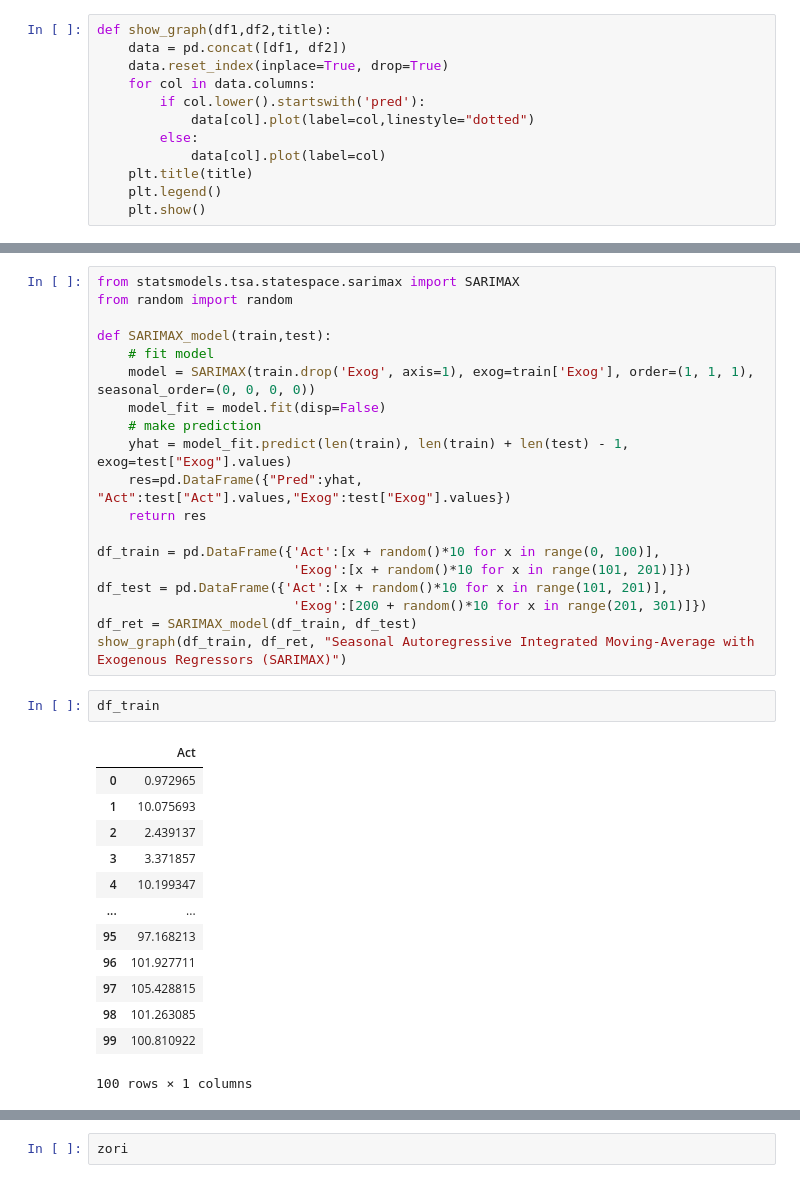
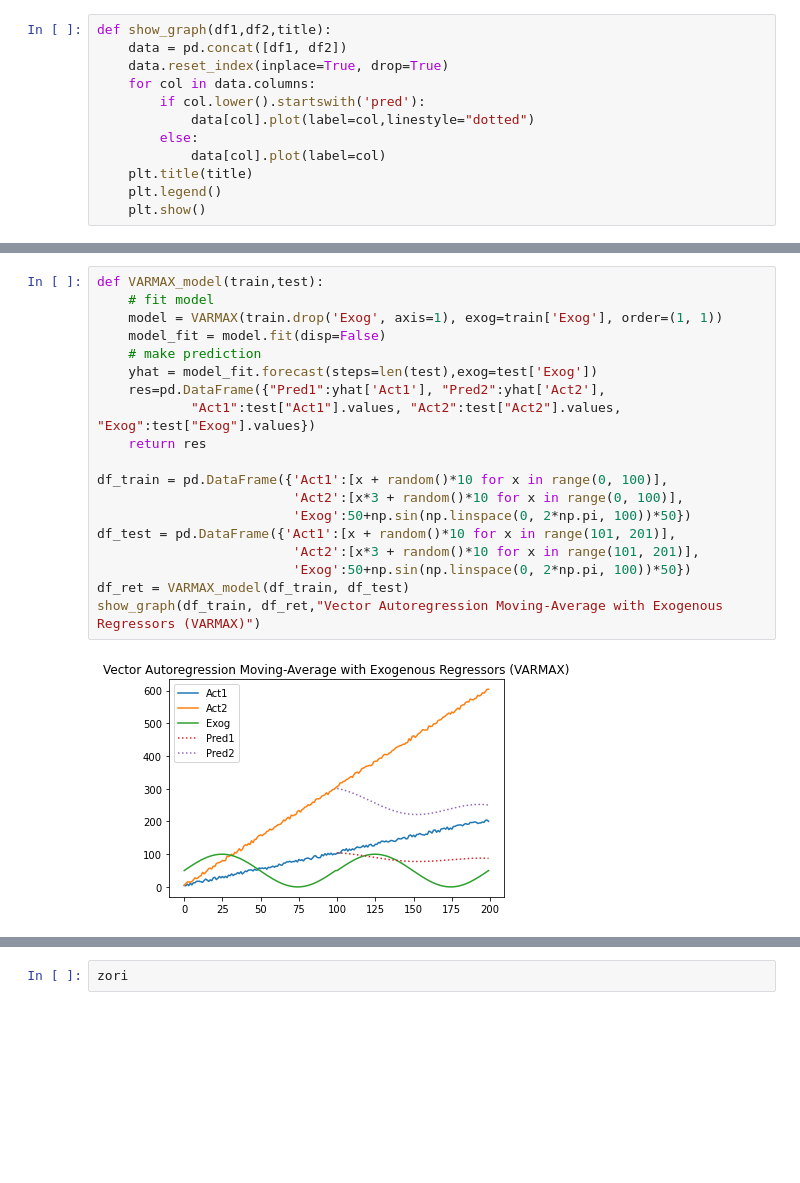
Before and after one commit to axpinkerton/capstone, a Jupyter notebook: alex_eda.ipynb, the cells around one changed output, grey strips where cells are left out. Saved outputs shown, nothing was run; the diff lists cells and outputs as text; blank space fills up the shorter version.

```diff
--- a/alex_eda.ipynb
+++ b/alex_eda.ipynb
@@ -486,35 +487,21 @@ show_graph(df_train, df_ret, "Seasonal Autoregressive Integrated Moving-Average
 # %%
-from statsmodels.tsa.statespace.sarimax import SARIMAX
-from random import random
-
-def SARIMAX_model(train,test):
+def VARMAX_model(train,test):
     # fit model
-    model = SARIMAX(train.drop('Exog', axis=1), exog=train['Exog'], order=(1, 1, 1), seasonal_order=(0, 0, 0, 0))
+    model = VARMAX(train.drop('Exog', axis=1), exog=train['Exog'], order=(1, 1))
     model_fit = model.fit(disp=False)
     # make prediction
-    yhat = model_fit.predict(len(train), len(train) + len(test) - 1, exog=test["Exog"].values)
-    res=pd.DataFrame({"Pred":yhat, "Act":test["Act"].values,"Exog":test["Exog"].values})
+    yhat = model_fit.forecast(steps=len(test),exog=test['Exog'])
+    res=pd.DataFrame({"Pred1":yhat['Act1'], "Pred2":yhat['Act2'],
+            "Act1":test["Act1"].values, "Act2":test["Act2"].values, "Exog":test["Exog"].values})
     return res
 
-df_train = pd.DataFrame({'Act':[x + random()*10 for x in range(0, 100)],
-                         'Exog':[x + random()*10 for x in range(101, 201)]})
-df_test = pd.DataFrame({'Act':[x + random()*10 for x in range(101, 201)],
-                         'Exog':[200 + random()*10 for x in range(201, 301)]})
-df_ret = SARIMAX_model(df_train, df_test)
-show_graph(df_train, df_ret, "Seasonal Autoregressive Integrated Moving-Average with Exogenous Regressors (SARIMAX)")
+df_train = pd.DataFrame({'Act1':[x + random()*10 for x in range(0, 100)],
+                         'Act2':[x*3 + random()*10 for x in range(0, 100)],
+                         'Exog':50+np.sin(np.linspace(0, 2*np.pi, 100))*50})
+df_test = pd.DataFrame({'Act1':[x + random()*10 for x in range(101, 201)],
+                         'Act2':[x*3 + random()*10 for x in range(101, 201)],
+                         'Exog':50+np.sin(np.linspace(0, 2*np.pi, 100))*50})
+df_ret = VARMAX_model(df_train, df_test)
+show_graph(df_train, df_ret,"Vector Autoregression Moving-Average with Exogenous Regressors (VARMAX)")
+# %% [output]
+[figure, added]
-# %%
-df_train
-# %% [output]
-|  | Act |
-| 0 | 0.972965 |
-| 1 | 10.075693 |
-| 2 | 2.439137 |
-| 3 | 3.371857 |
-| 4 | 10.199347 |
-| ... | ... |
-| 95 | 97.168213 |
-| 96 | 101.927711 |
-| 97 | 105.428815 |
-| 98 | 101.263085 |
-| 99 | 100.810922 |
-100 rows × 1 columns
```
Also changed, not shown: parts of 25 cells of this notebook, 1 other file.
